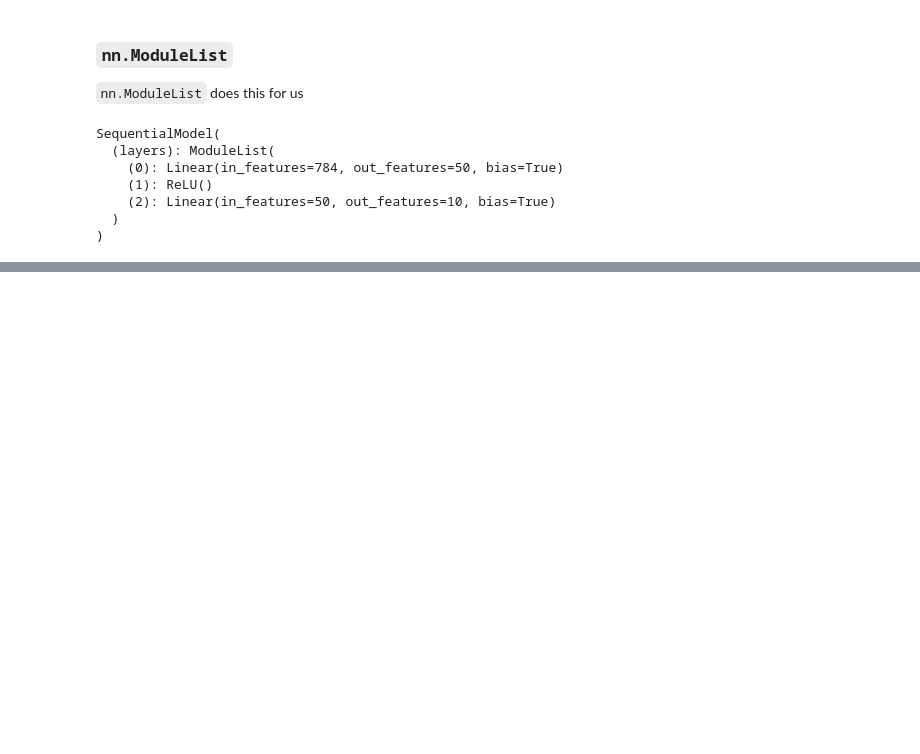
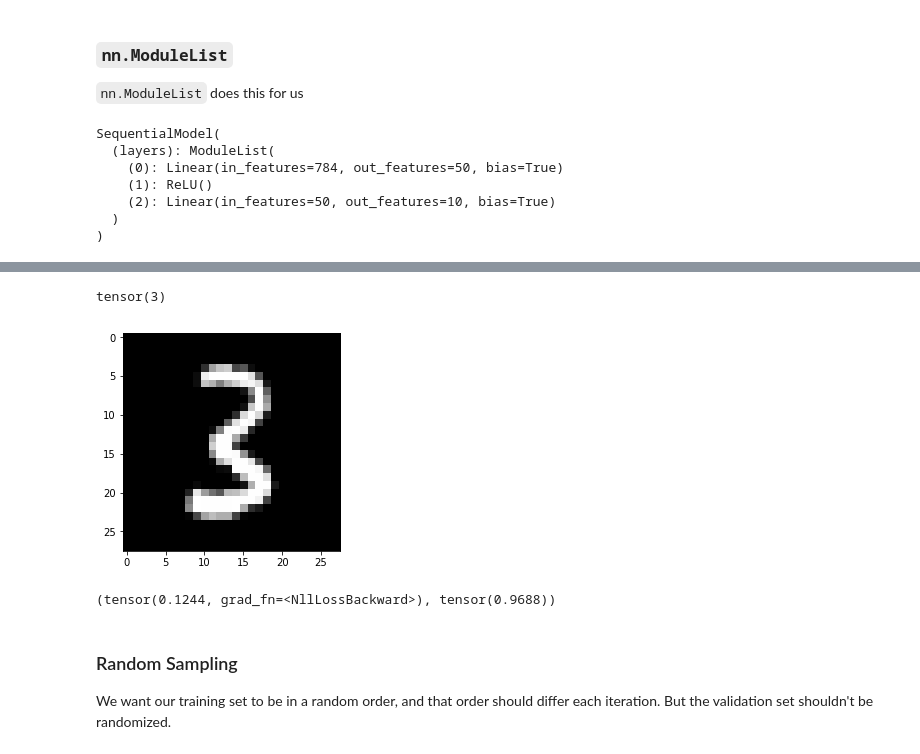
Before and after one commit to bipin2295/FastAI-Part2, a Jupyter notebook: 03_minibatch_training.ipynb, the cells around one changed output, grey strips where cells are left out. Cells and saved outputs as stored; diff of their text form; code cells hidden in the pictures; blank space fills up the shorter version.

Commit message:
Included Dataset, DataLoader and Random Sampling implementation

```diff
--- a/03_minibatch_training.ipynb
+++ b/03_minibatch_training.ipynb
@@ -359,0 +509,10 @@ loss_func(model(xb), yb), accuracy(model(xb), yb)
+# %%
+for epoch in range(epochs):
+  for i in range((n-1)//bs + 1):
+    xb, yb = train_ds[i * bs :  i*bs + bs]
+    pred = model(xb)
+    loss = loss_func(pred, yb)
+
+    loss.backward()
+    opt.step()
+    opt.zero_grad()
@@ -359,0 +542,21 @@ loss_func(model(xb), yb), accuracy(model(xb), yb)
+# %%
+class DataLoader():
+  def __init__(self, ds, bs):
+    self.ds, self.bs = ds, bs
+
+  def __iter__(self):
+    for i in range(0, len(self.ds), self.bs):
+      yield self.ds[i:i+self.bs]
+# %%
+train_dl = DataLoader(train_ds, bs)
+valid_dl = DataLoader(valid_ds, bs)
+# %%
+xb, yb = next(iter(valid_dl))
+assert xb.shape == (bs, 28 * 28)
+assert yb.shape == (bs,)
+# %%
+plt.imshow(xb[0].view(28, 28))
+yb[0]
+# %% [output]
+tensor(3)
+[figure, added]
@@ -359,0 +576,11 @@ loss_func(model(xb), yb), accuracy(model(xb), yb)
+# %%
+loss, acc = loss_func(model(xb), yb), accuracy(model(xb), yb)
+assert acc > 0.7
+loss, acc
+# %% [output]
+(tensor(0.1244, grad_fn=<NllLossBackward>), tensor(0.9688))
+# %% [markdown]
+### Random Sampling
+
+
+We want our training set to be in a random order, and that order should differ each iteration. But the validation set shouldn't be randomized.
```
Also changed, not shown: parts of 46 cells of this notebook.
